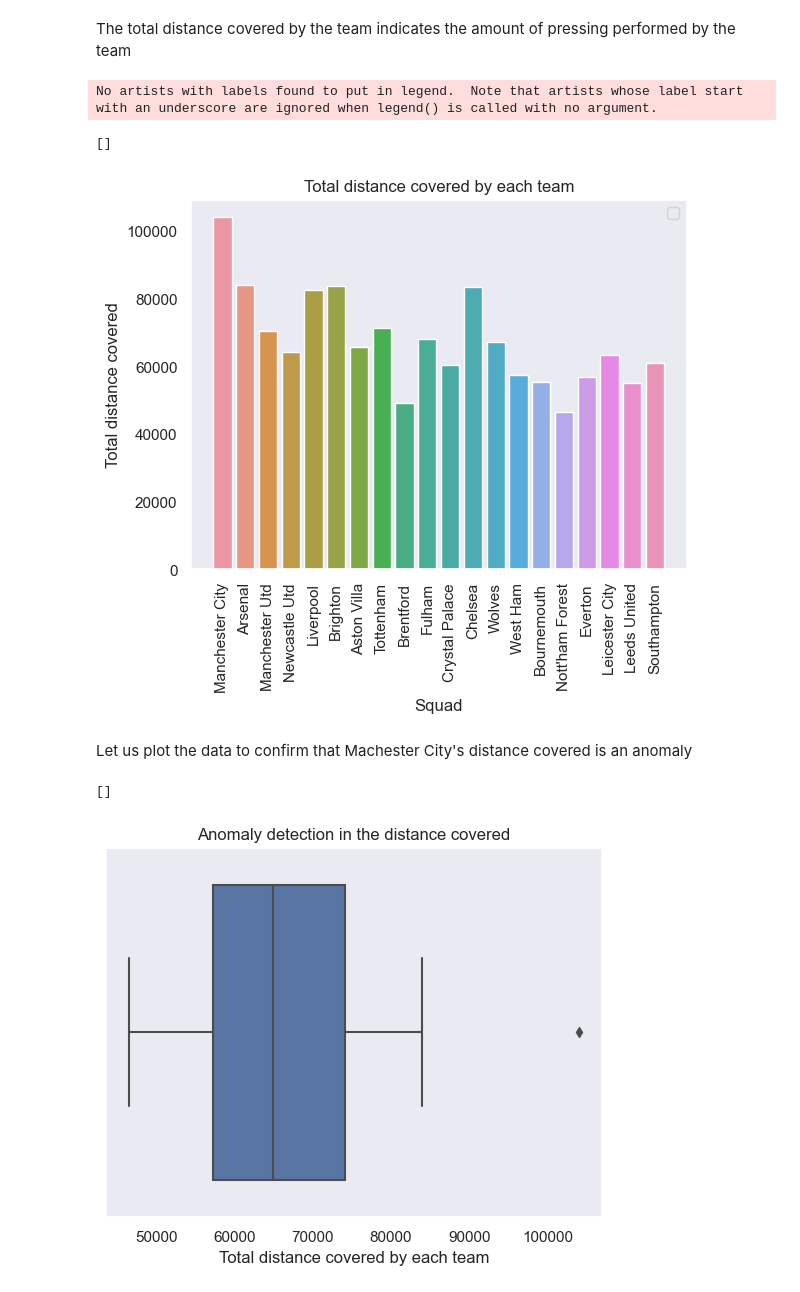
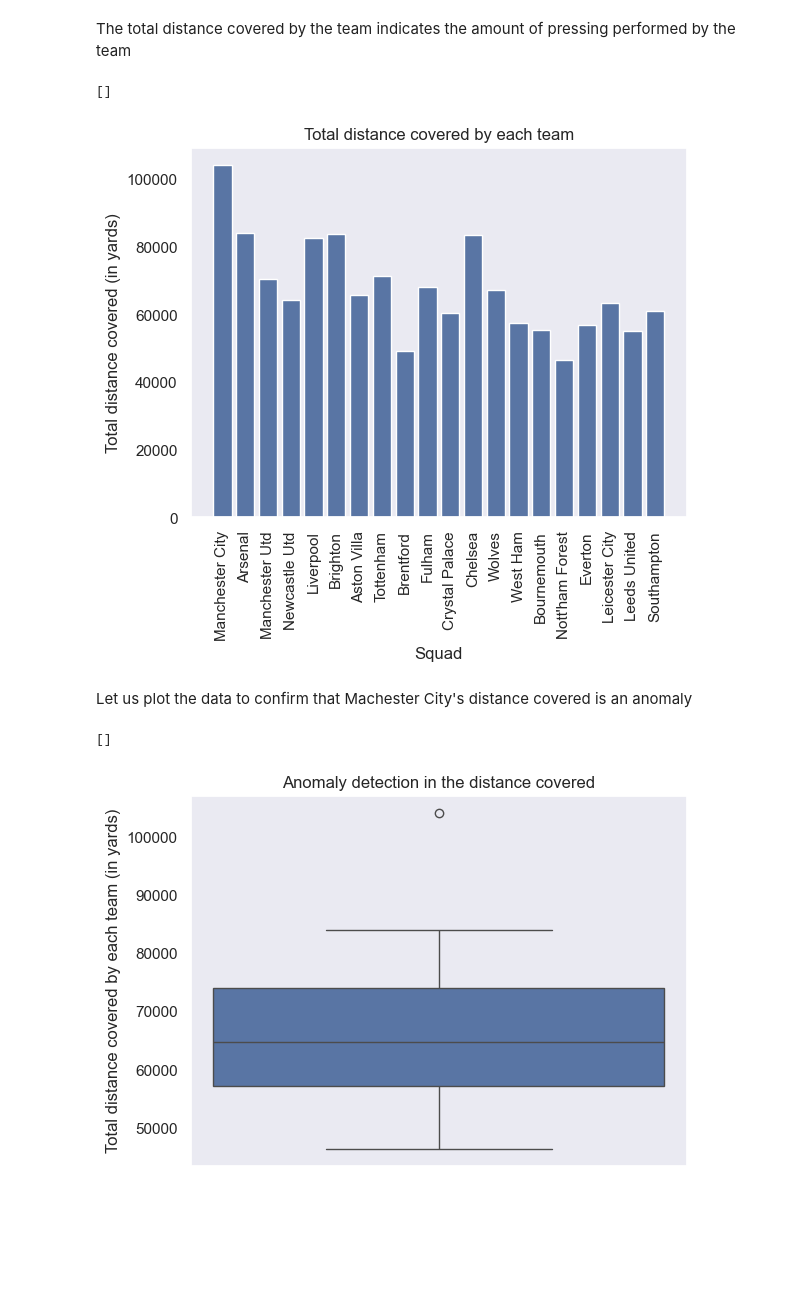
Before and after one commit to Yashuchirag/team_pressing_project, a Jupyter notebook: src/Visualization_Viveka.ipynb, the cells around one changed output. Saved outputs shown, nothing was run; the diff lists cells and outputs as text; code cells hidden in the pictures; blank space fills up the shorter version.

Commit message:
Added units to the visualzations

```diff
--- a/src/Visualization_Viveka.ipynb
+++ b/src/Visualization_Viveka.ipynb
@@ -11,5 +7,5 @@ C:\Users\vivek\anaconda3\lib\site-packages\numpy\.libs\libopenblas.XWYDX2IKJW2NM
 # %%
-data = pd.read_csv("../pl_stats.csv").sort_values(by='Rk', axis=0)
+data = pd.read_csv("../Data/pl_stats.csv").sort_values(by='Rk', axis=0)
 # %%
 squad_names=data['Squad']
 # %%
@@ -221,24 +219,21 @@ The total distance covered by the team indicates the amount of pressing performe
 # %%
-sns.set(style='dark', palette='deep')
-
-sns.barplot(data_pressing_possession.index, data_pressing_possession['TotDist'])
+sns.barplot(x=data_pressing_possession.index, y=data_pressing_possession['TotDist'])
 plt.xticks(rotation=90)
-plt.ylabel("Total distance covered")
-plt.legend()
+plt.ylabel("Total distance covered (in yards)")
+# plt.legend()
 plt.title("Total distance covered by each team")
 plt.plot()
 # plot_data(data_pressing_possession, ['TotDist'])
 # %% [output]
-No artists with labels found to put in legend.  Note that artists whose label start with an underscore are ignored when legend() is called with no argument.
+[]
-[]
-[figure, old version]
+[figure, new version]
 # %% [markdown]
 Let us plot the data to confirm that Machester City's distance covered is an anomaly
 # %%
-sns.boxplot(data_pressing_possession['TotDist'])
+sns.boxplot(y=data_pressing_possession['TotDist'])
 plt.title("Anomaly detection in the distance covered")
-plt.xlabel("Total distance covered by each team")
+plt.ylabel("Total distance covered by each team (in yards)")
 plt.plot()
 # %% [output]
 []
-[figure, old version]
+[figure, new version]
```
Also changed, not shown: parts of 6 cells of this notebook.
